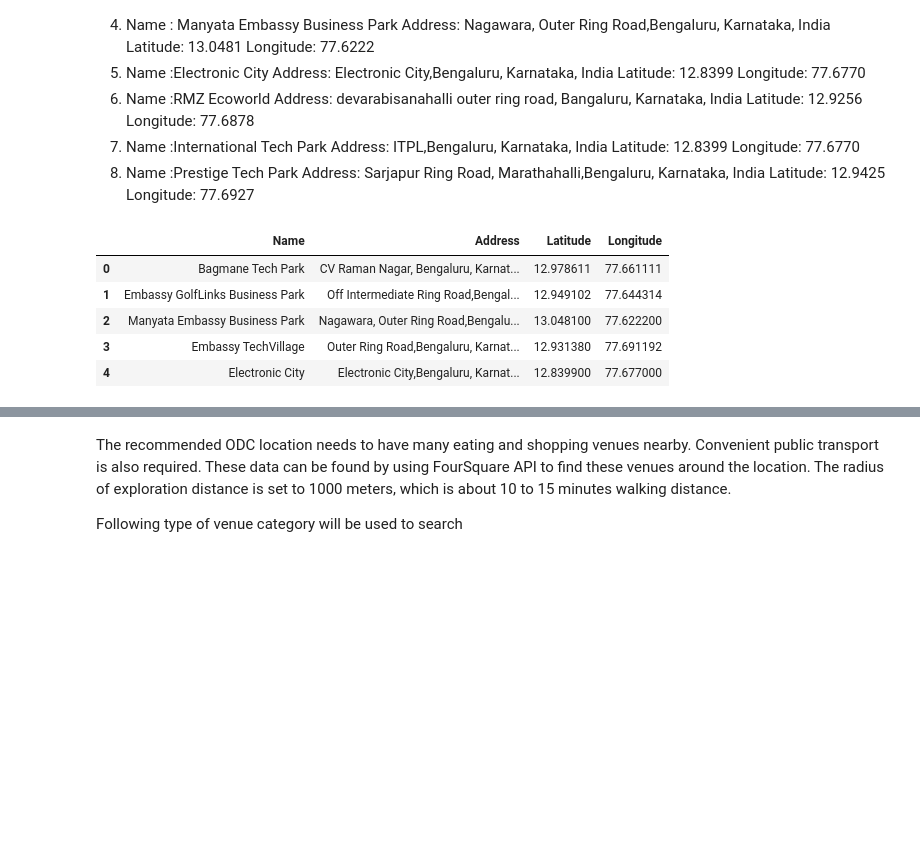
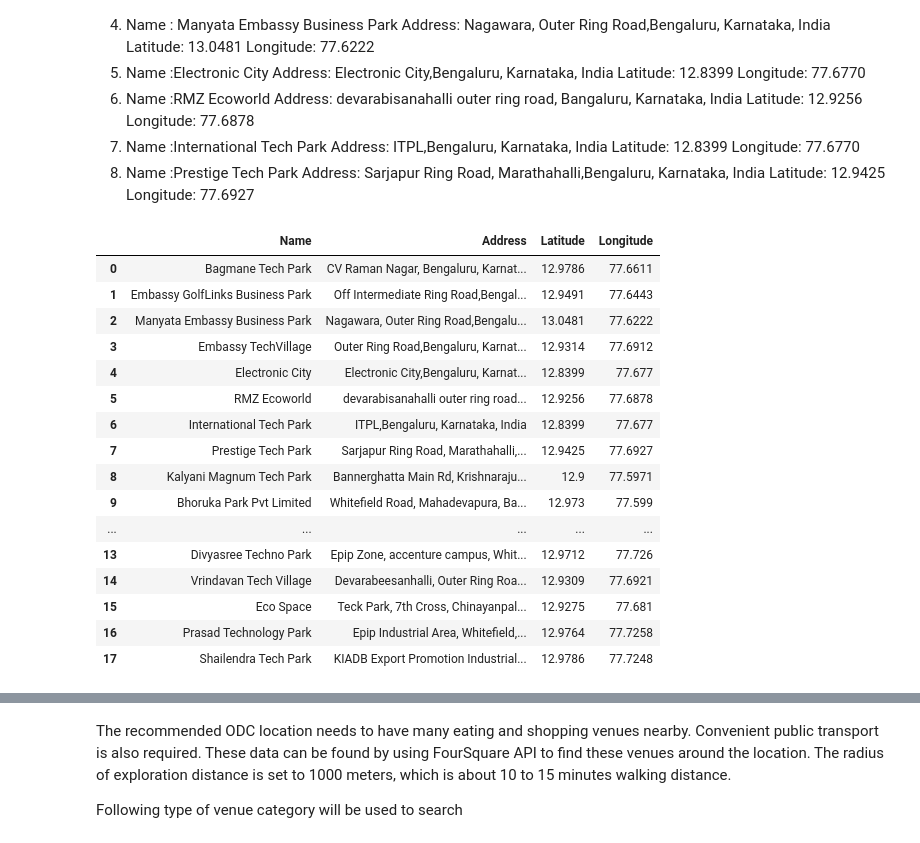
Before and after one commit to Aditya2710/Coursera_Capstone, a Jupyter notebook: Capstone Project - The Battle of Neighborhoods .ipynb, the cells around one changed output, grey strips where cells are left out. Drawn from its saved outputs; the diff is of its cells as text; code cells hidden in the pictures; blank space fills up the shorter version.

```diff
--- a/Capstone Project - The Battle of Neighborhoods .ipynb
+++ b/Capstone Project - The Battle of Neighborhoods .ipynb
@@ -81,39 +81,113 @@ itparks.append({
         'Longitude': 77.6911923
     })
 itparks.append({
     'Name' :'Electronic City',
     'Address' : 'Electronic City,Bengaluru, Karnataka, India',
     'Latitude' :  12.8399,
     'Longitude' : 77.6770
     })
 itparks.append({
     'Name' :'RMZ Ecoworld',
     'Address': 'devarabisanahalli outer ring road, Bangaluru, Karnataka, India',
     'Latitude':  12.9256,
     'Longitude': 77.6878
     })
 itparks.append({
     'Name' :'International Tech Park',
     'Address': 'ITPL,Bengaluru, Karnataka, India',
     'Latitude':  12.8399,
     'Longitude': 77.6770
     })
 itparks.append({
     'Name' :'Prestige Tech Park',
     'Address': 'Sarjapur Ring Road, Marathahalli,Bengaluru, Karnataka, India',
     'Latitude':  12.9425,
     'Longitude': 77.6927
     })
+itparks.append({
+"Name" : "Kalyani Magnum Tech Park",
+"Address" : "Bannerghatta Main Rd, Krishnaraju Layout, Doraisanipalya, Panduranga Nagar, Bengaluru, Karnataka 560076, India",
+"Latitude" : "12.9",
+"Longitude" : "77.5971"
+ })
+itparks.append({
+"Name" : "Bhoruka Park Pvt Limited",
+"Address" : "Whitefield Road, Mahadevapura, Bangalore",
+"Latitude" : "12.973",
+"Longitude" : "77.599"
+})
+itparks.append({
+"Name" : "IBC Knowledge Park ",
+"Address" : "Bannerghatta Road, Bangalore - 560076, Near Dairy Circle",
+"Latitude" : "12.9326",
+"Longitude" : "77.6036"
+})
+itparks.append({
+"Name" : "Sigma Soft Tech Park",
+"Address" : "Whitefield Main Road, Bangalore - 560066, Opposite To Varthur Lake	",
+"Latitude" : "12.9576",
+"Longitude" : "77.7442"
+})
+itparks.append({
+"Name" : "Brigade Tech Park",
+"Address" : "Pattandur Agrahara Village, Whitefield, Bangalore - 560066, Next To Itpl",
+"Latitude" : "12.986",
+"Longitude" : "77.7402"
+})
+itparks.append({
+"Name" : "Divyasree Techno Park",
+"Address" : "Epip Zone, accenture campus, Whitefield, Bangalore ",
+"Latitude" : "12.9712",
+"Longitude" : "77.726"
+})
+itparks.append({
+"Name" : "Vrindavan Tech Village",
+"Address" : "Devarabeesanhalli, Outer Ring Road, Varthur Hobli, Bellandur, Bangalore",
+"Latitude" : "12.9309",
+"Longitude" : "77.6921"
+})
+itparks.append({
+"Name" : "Eco Space",
+"Address" : "Teck Park, 7th Cross, Chinayanpalya, Bellandur, Bangalore",
+"Latitude" : "12.9275",
+"Longitude" : "77.681"
+})
+itparks.append({
+"Name" : "Prasad Technology Park",
+"Address" : "Epip Industrial Area, Whitefield, Bangalore",
+"Latitude" : "12.9764",
+"Longitude" : "77.7258"
+})
+itparks.append({
+"Name" : "Shailendra Tech Park",
+"Address" : "KIADB Export Promotion Industrial Area, Whitefield, Bangalore",
+"Latitude" : "12.9786",
+"Longitude" : "77.7248"
+})
+
+
+
 df_itparks = pd.DataFrame(itparks, columns=['Name','Address','Latitude','Longitude'])
 
-df_itparks.head()
+df_itparks.head(25)
 # %% [output]
 |  | Name | Address | Latitude | Longitude |
-| 0 | Bagmane Tech Park | CV Raman Nagar, Bengaluru, Karnat... | 12.978611 | 77.661111 |
-| 1 | Embassy GolfLinks Business Park | Off Intermediate Ring Road,Bengal... | 12.949102 | 77.644314 |
-| 2 | Manyata Embassy Business Park | Nagawara, Outer Ring Road,Bengalu... | 13.048100 | 77.622200 |
-| 3 | Embassy TechVillage | Outer Ring Road,Bengaluru, Karnat... | 12.931380 | 77.691192 |
-| 4 | Electronic City | Electronic City,Bengaluru, Karnat... | 12.839900 | 77.677000 |
+| 0 | Bagmane Tech Park | CV Raman Nagar, Bengaluru, Karnat... | 12.9786 | 77.6611 |
+| 1 | Embassy GolfLinks Business Park | Off Intermediate Ring Road,Bengal... | 12.9491 | 77.6443 |
+| 2 | Manyata Embassy Business Park | Nagawara, Outer Ring Road,Bengalu... | 13.0481 | 77.6222 |
+| 3 | Embassy TechVillage | Outer Ring Road,Bengaluru, Karnat... | 12.9314 | 77.6912 |
+| 4 | Electronic City | Electronic City,Bengaluru, Karnat... | 12.8399 | 77.677 |
+| 5 | RMZ Ecoworld | devarabisanahalli outer ring road... | 12.9256 | 77.6878 |
+| 6 | International Tech Park | ITPL,Bengaluru, Karnataka, India | 12.8399 | 77.677 |
+| 7 | Prestige Tech Park | Sarjapur Ring Road, Marathahalli,... | 12.9425 | 77.6927 |
+| 8 | Kalyani Magnum Tech Park | Bannerghatta Main Rd, Krishnaraju... | 12.9 | 77.5971 |
+| 9 | Bhoruka Park Pvt Limited | Whitefield Road, Mahadevapura, Ba... | 12.973 | 77.599 |
+| ... | ... | ... | ... | ... |
+| 13 | Divyasree Techno Park | Epip Zone, accenture campus, Whit... | 12.9712 | 77.726 |
+| 14 | Vrindavan Tech Village | Devarabeesanhalli, Outer Ring Roa... | 12.9309 | 77.6921 |
+| 15 | Eco Space | Teck Park, 7th Cross, Chinayanpal... | 12.9275 | 77.681 |
+| 16 | Prasad Technology Park | Epip Industrial Area, Whitefield,... | 12.9764 | 77.7258 |
+| 17 | Shailendra Tech Park | KIADB Export Promotion Industrial... | 12.9786 | 77.7248 |
 # %%
 print('There are {} top IT Parks in Bangalore'.format(len(df_itparks)))
 # %% [output]
```
Also changed, not shown: parts of 104 cells of this notebook.
